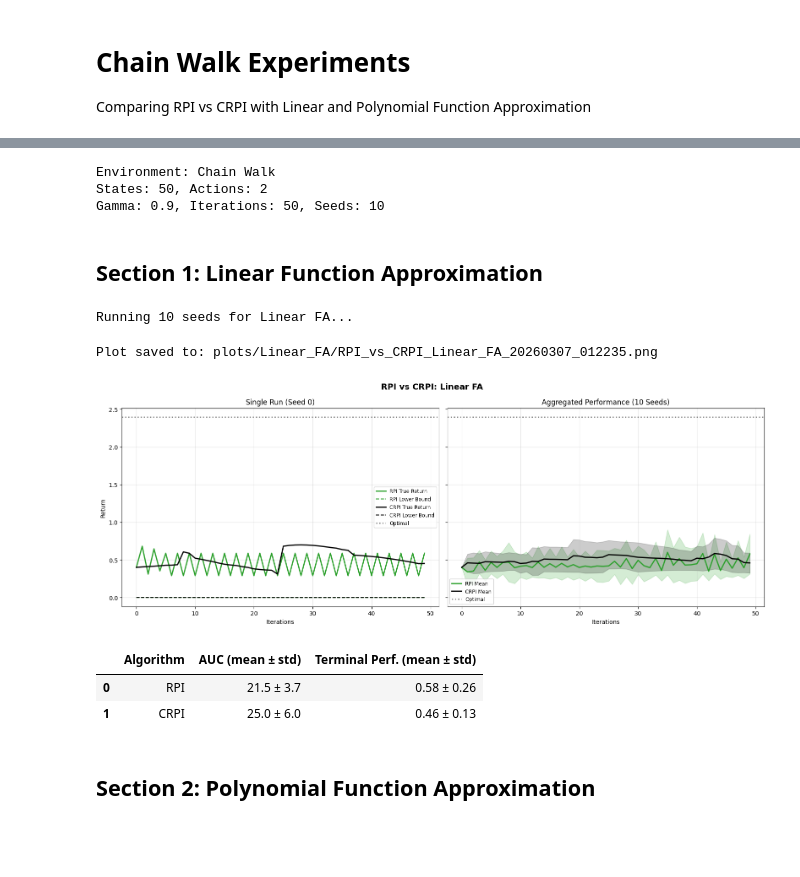
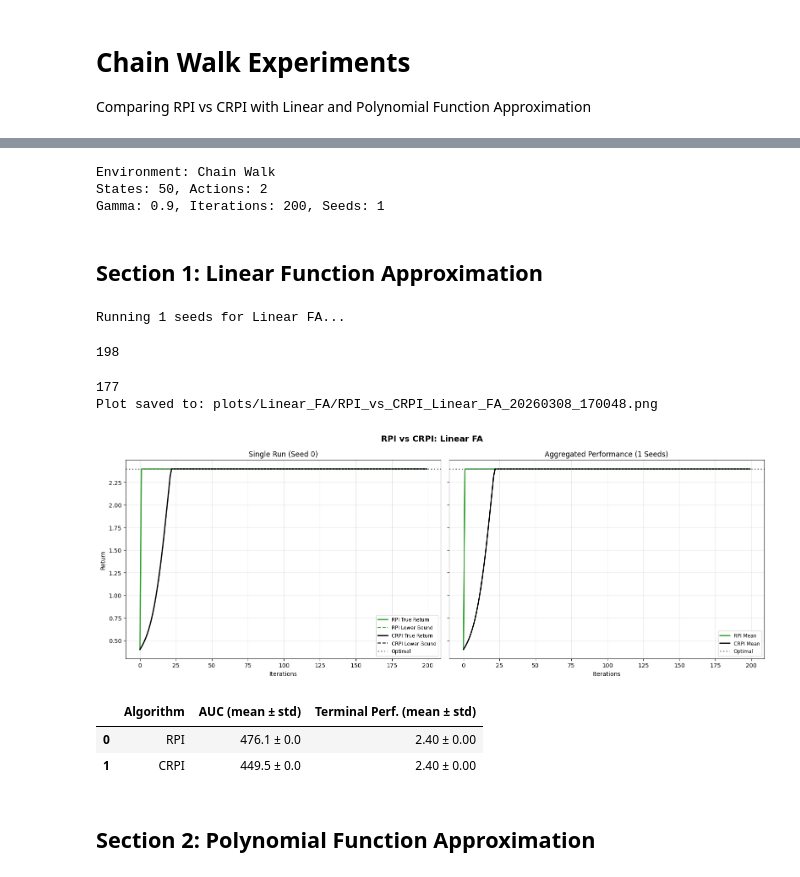
Before and after one commit to MrudaniPimpalkhare/TabularRL_DiscountFactors, a Jupyter notebook: chain_walk.ipynb, the cells around one changed output, grey strips where cells are left out. Cells and saved outputs as stored; diff of their text form; code cells hidden in the pictures; blank space fills up the shorter version.

```diff
--- a/chain_walk.ipynb
+++ b/chain_walk.ipynb
@@ -18,8 +22,8 @@ n_actions = P.shape[1]
 
 # Hyperparameters
 gamma = 0.9
-iters = 50
-n_seeds = 10
+iters = 200
+n_seeds = 1
 
 print(f"Environment: Chain Walk")
 print(f"States: {n_states}, Actions: {n_actions}")
@@ -27,30 +31,32 @@ print(f"Gamma: {gamma}, Iterations: {iters}, Seeds: {n_seeds}")
 # %% [output]
 Environment: Chain Walk
 States: 50, Actions: 2
-Gamma: 0.9, Iterations: 50, Seeds: 10
+Gamma: 0.9, Iterations: 200, Seeds: 1
 # %% [markdown]
 ## Section 1: Linear Function Approximation
 # %%
 # Linear FA Experiment
-d_features = 10
+d_features = 100
 
 linear_results = run_experiment(
     env=env,
     fa_class=LinearFA,
     gamma=gamma,
     iters=iters,
     n_seeds=n_seeds,
     fa_params={'n_states': n_states, 'n_actions': n_actions, 'd_features': d_features},
     title_suffix="Linear FA",
     verbose=True
 )
 # %% [output]
-Running 10 seeds for Linear FA...
+Running 1 seeds for Linear FA...
-Plot saved to: plots/Linear_FA/RPI_vs_CRPI_Linear_FA_20260307_012235.png
+198
+177
+Plot saved to: plots/Linear_FA/RPI_vs_CRPI_Linear_FA_20260308_170048.png
-[figure, old version]
+[figure, new version]
 |  | Algorithm | AUC (mean ± std) | Terminal Perf. (mean ± std) |
-| 0 | RPI | 21.5 ± 3.7 | 0.58 ± 0.26 |
-| 1 | CRPI | 25.0 ± 6.0 | 0.46 ± 0.13 |
+| 0 | RPI | 476.1 ± 0.0 | 2.40 ± 0.00 |
+| 1 | CRPI | 449.5 ± 0.0 | 2.40 ± 0.00 |
 # %% [markdown]
 ## Section 2: Polynomial Function Approximation
 # %%
```
Also changed, not shown: parts of 2 cells of this notebook, 3 other files.
